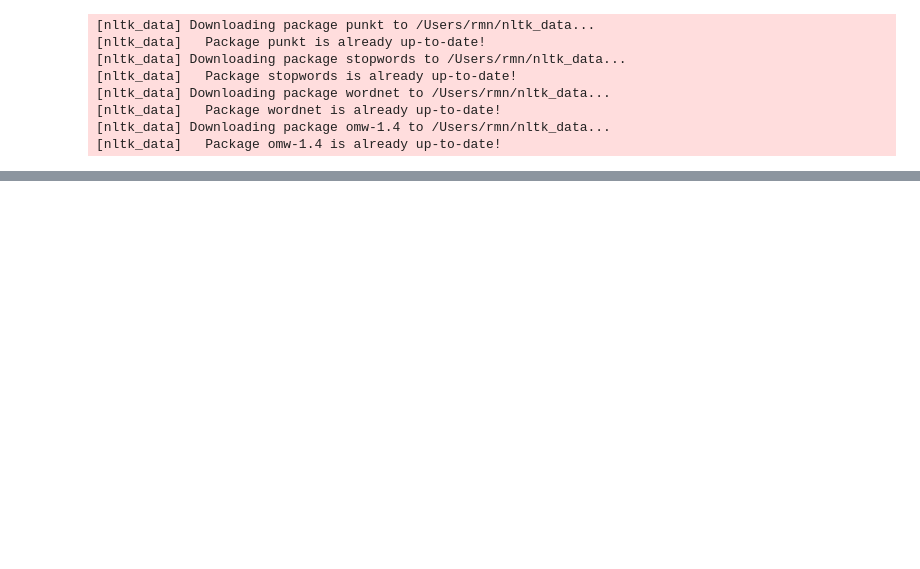
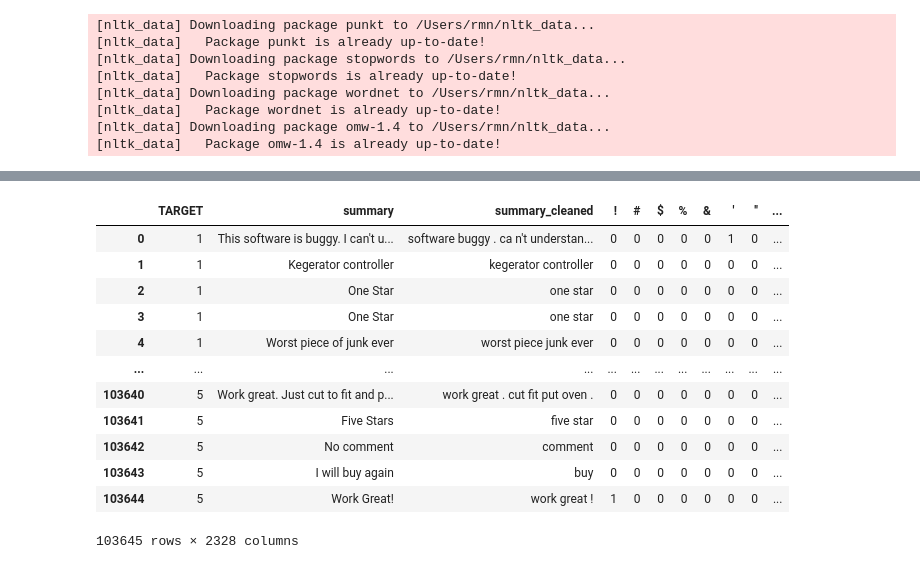
Before and after one commit to roman91DE/classification_amazon-reviews, a Jupyter notebook: main.ipynb, the cells around one changed output, grey strips where cells are left out. Saved outputs shown, nothing was run; the diff lists cells and outputs as text; code cells hidden in the pictures; blank space fills up the shorter version.

```diff
--- a/main.ipynb
+++ b/main.ipynb
@@ -128,0 +122,6 @@ rdf.head(1)
+# %%
+strcols = ["reviewText", "reviewText_cleaned", "summary", "summary_cleaned"]
+idx = 100
+
+for col in strcols:
+  print(f"{col}\n\t{rdf[col][idx]}")
@@ -128,0 +137,14 @@ rdf.head(1)
+# %%
+# create a dictionary of words from the cleaned texts, and count the number of occurences of each word
+from collections import Counter
+
+word_counts = Counter()
+
+cleaned_cols = ["reviewText_cleaned", "summary_cleaned"]
+
+for col in cleaned_cols:
+  for text in rdf[col].tolist():
+    word_counts.update(text.split())
+
+print(f"Number of unique words: {len(word_counts)}")
+print(f"Most common words: {word_counts.most_common(30)}")
@@ -128,0 +154,18 @@ rdf.head(1)
+# %%
+# create a one hot encoding for the words
+from sklearn.preprocessing import MultiLabelBinarizer
+
+mlb = MultiLabelBinarizer()
+
+# create a list of words that occur more than 100 times
+vocab = [word for word, count in word_counts.items() if count > 125]
+
+# fit the MultiLabelBinarizer to the vocab
+mlb.fit([vocab])
+
+# transform the cleaned texts to one hot encoding
+X = mlb.transform(rdf["summary_cleaned"].tolist())
+
+# create a dataframe from the one hot encoding
+X_df = pd.DataFrame(X, columns=  mlb.classes_)
+X_df.head()
@@ -128,0 +180,5 @@ rdf.head(1)
+# %%
+rdf.rename(columns={"overall": "TARGET"}, inplace=True)
+
+df_summary = pd.concat([rdf["TARGET"], rdf["summary"], rdf["summary_cleaned"], X_df], axis=1)
+df_summary.describe()
@@ -128,0 +196,16 @@ rdf.head(1)
+# %%
+df_summary
+# %% [output]
+|  | TARGET | summary | summary_cleaned | ! | # | $ | % | & | ' | '' | ... |
+| 0 | 1 | This software is buggy. I can't u... | software buggy . ca n't understan... | 0 | 0 | 0 | 0 | 0 | 1 | 0 | ... |
+| 1 | 1 | Kegerator controller | kegerator controller | 0 | 0 | 0 | 0 | 0 | 0 | 0 | ... |
+| 2 | 1 | One Star | one star | 0 | 0 | 0 | 0 | 0 | 0 | 0 | ... |
+| 3 | 1 | One Star | one star | 0 | 0 | 0 | 0 | 0 | 0 | 0 | ... |
+| 4 | 1 | Worst piece of junk ever | worst piece junk ever | 0 | 0 | 0 | 0 | 0 | 0 | 0 | ... |
+| ... | ... | ... | ... | ... | ... | ... | ... | ... | ... | ... | ... |
+| 103640 | 5 | Work great. Just cut to fit and p... | work great . cut fit put oven . | 0 | 0 | 0 | 0 | 0 | 0 | 0 | ... |
+| 103641 | 5 | Five Stars | five star | 0 | 0 | 0 | 0 | 0 | 0 | 0 | ... |
+| 103642 | 5 | No comment | comment | 0 | 0 | 0 | 0 | 0 | 0 | 0 | ... |
+| 103643 | 5 | I will buy again | buy | 0 | 0 | 0 | 0 | 0 | 0 | 0 | ... |
+| 103644 | 5 | Work Great! | work great ! | 1 | 0 | 0 | 0 | 0 | 0 | 0 | ... |
+103645 rows × 2328 columns
```
Also changed, not shown: parts of 13 cells of this notebook.
